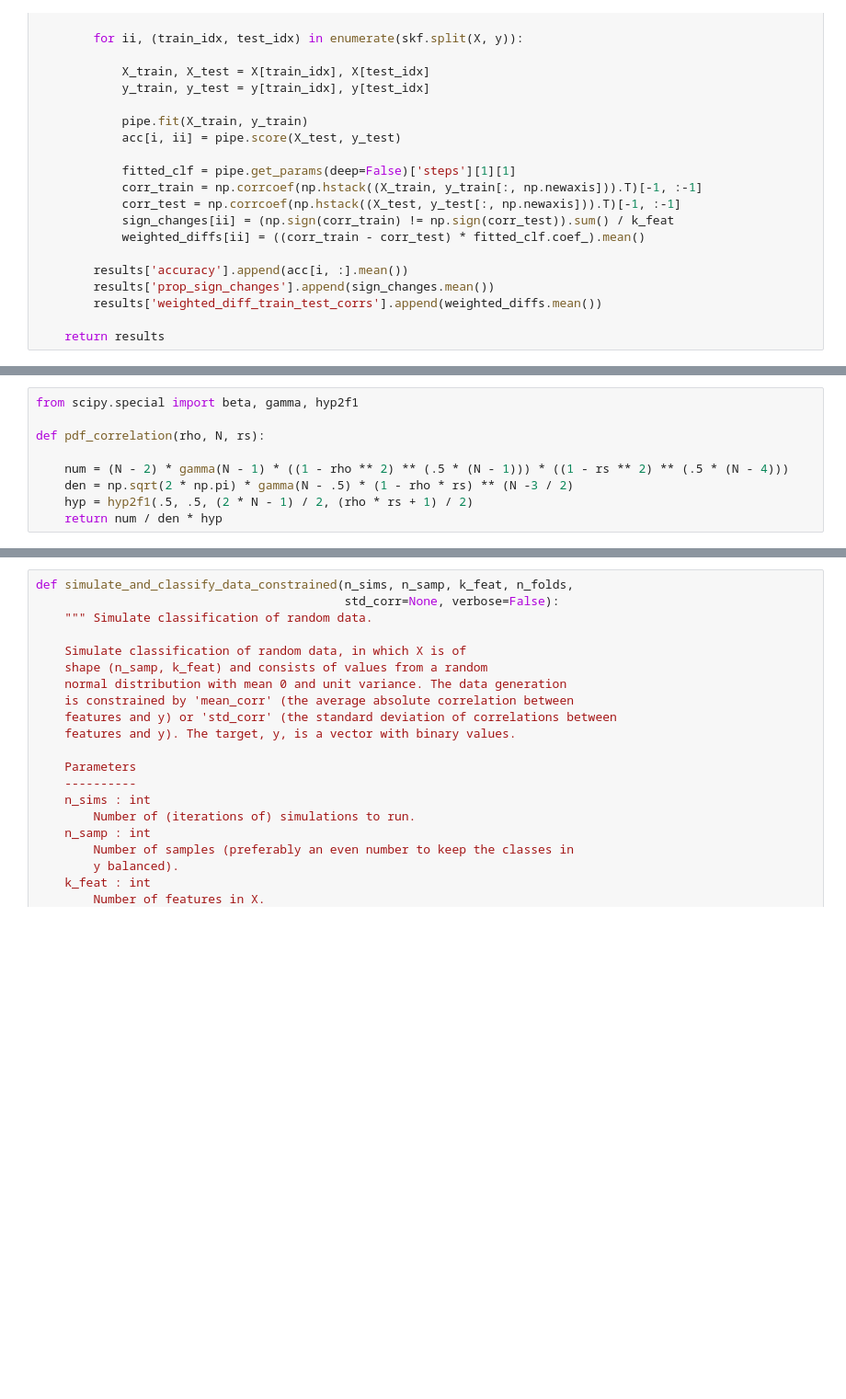
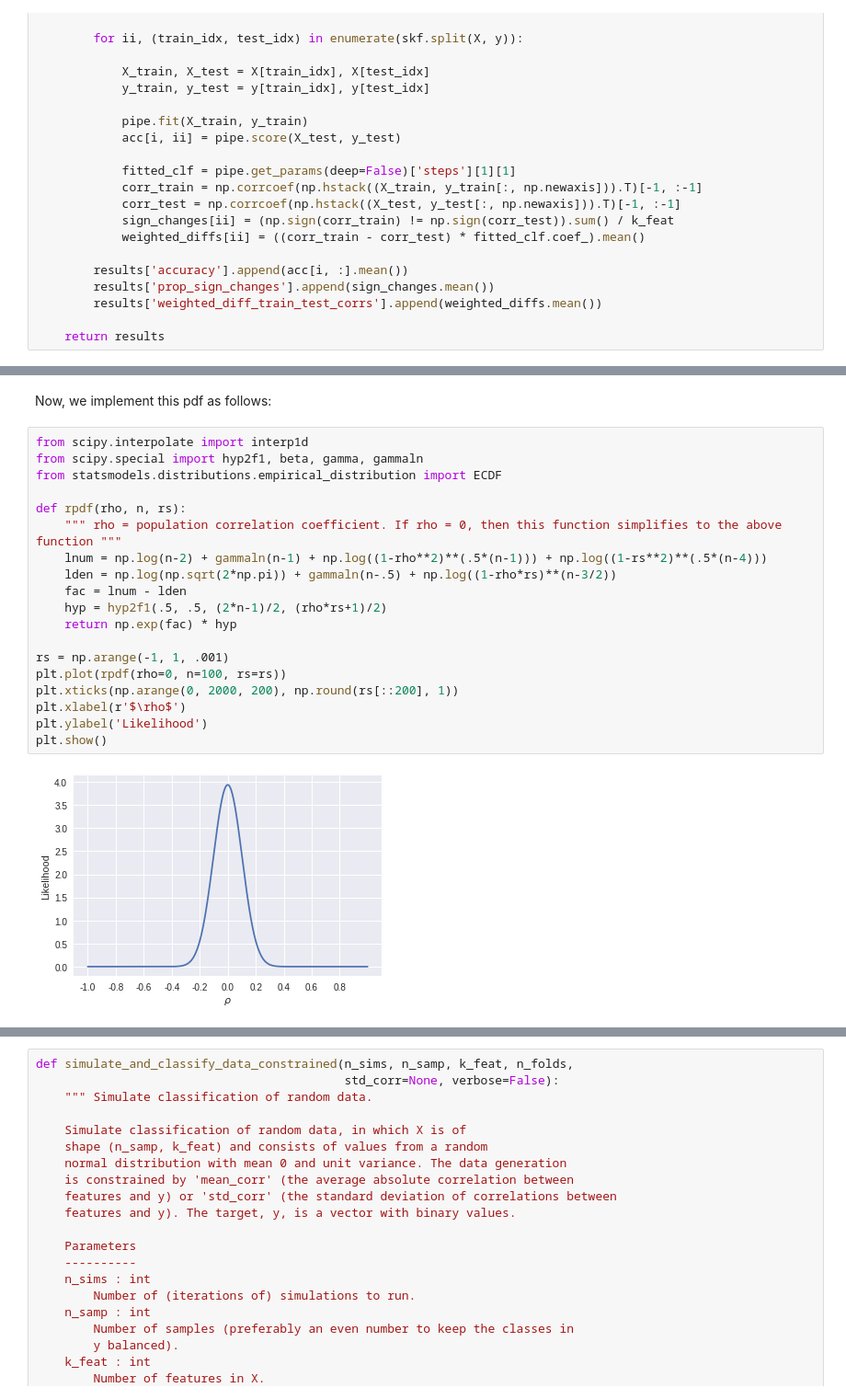
Before and after one commit to lukassnoek/MVCA, a Jupyter notebook: analyses/simulation_confound_strategies.ipynb, the cells around one changed output, grey strips where cells are left out. Shown at 92% size. Cells and saved outputs as stored; diff of their text form; blank space fills up the shorter version.

```diff
--- a/analyses/simulation_confound_strategies.ipynb
+++ b/analyses/simulation_confound_strategies.ipynb
@@ -151,9 +155,23 @@ pearsonr(results_df['accuracy'], results_df['abs_corr_diff'])
+# %% [markdown]
+Now, we implement this pdf as follows:
 # %%
-from scipy.special import beta, gamma, hyp2f1
+from scipy.interpolate import interp1d
+from scipy.special import hyp2f1, beta, gamma, gammaln
+from statsmodels.distributions.empirical_distribution import ECDF
 
-def pdf_correlation(rho, N, rs):
+def rpdf(rho, n, rs):
+    """ rho = population correlation coefficient. If rho = 0, then this function simplifies to the above function """
+    lnum = np.log(n-2) + gammaln(n-1) + np.log((1-rho**2)**(.5*(n-1))) + np.log((1-rs**2)**(.5*(n-4)))
+    lden = np.log(np.sqrt(2*np.pi)) + gammaln(n-.5) + np.log((1-rho*rs)**(n-3/2))
+    fac = lnum - lden
+    hyp = hyp2f1(.5, .5, (2*n-1)/2, (rho*rs+1)/2)
+    return np.exp(fac) * hyp
 
-    num = (N - 2) * gamma(N - 1) * ((1 - rho ** 2) ** (.5 * (N - 1))) * ((1 - rs ** 2) ** (.5 * (N - 4)))
-    den = np.sqrt(2 * np.pi) * gamma(N - .5) * (1 - rho * rs) ** (N -3 / 2)
-    hyp = hyp2f1(.5, .5, (2 * N - 1) / 2, (rho * rs + 1) / 2)
-    return num / den * hyp
+rs = np.arange(-1, 1, .001)
+plt.plot(rpdf(rho=0, n=100, rs=rs))
+plt.xticks(np.arange(0, 2000, 200), np.round(rs[::200], 1))
+plt.xlabel(r'$\rho$')
+plt.ylabel('Likelihood')
+plt.show()
+# %% [output]
+[figure, added]
```
Also changed, not shown: parts of 28 cells of this notebook, 1 other file.
